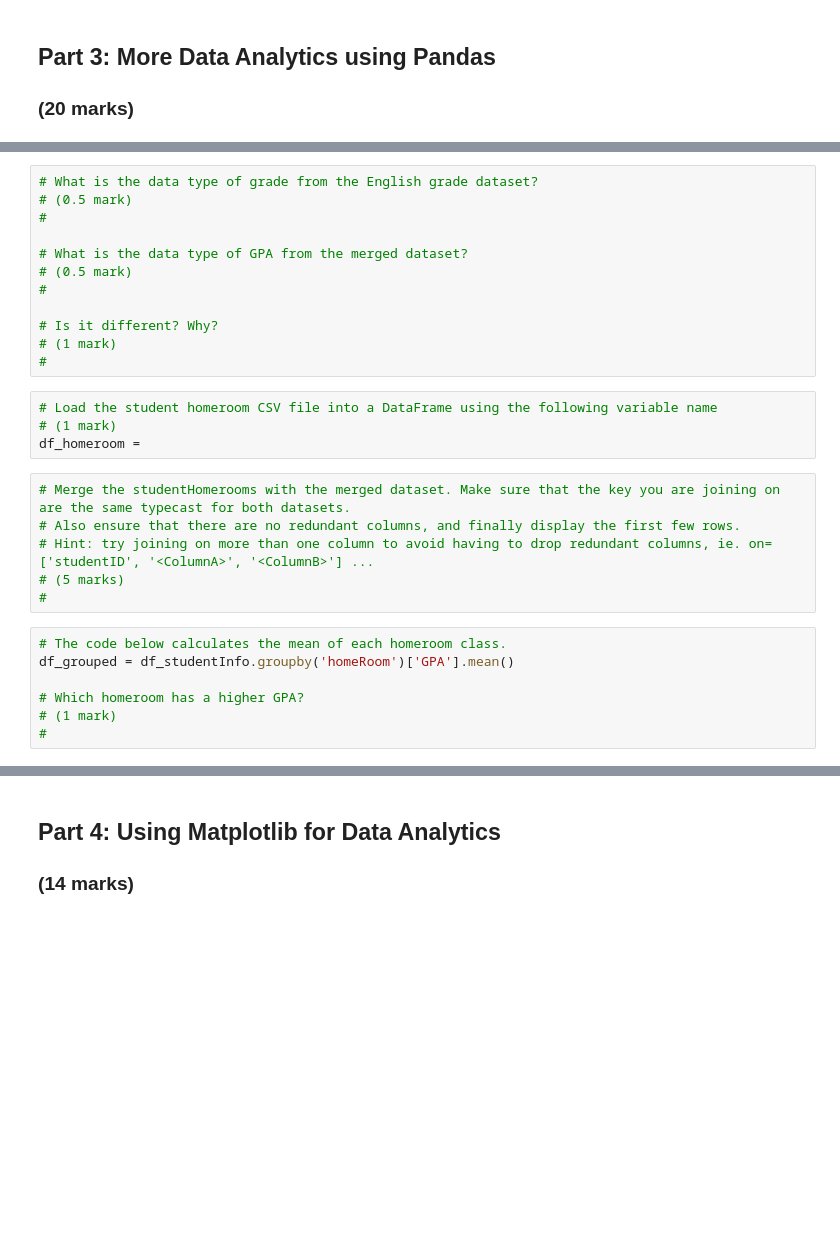
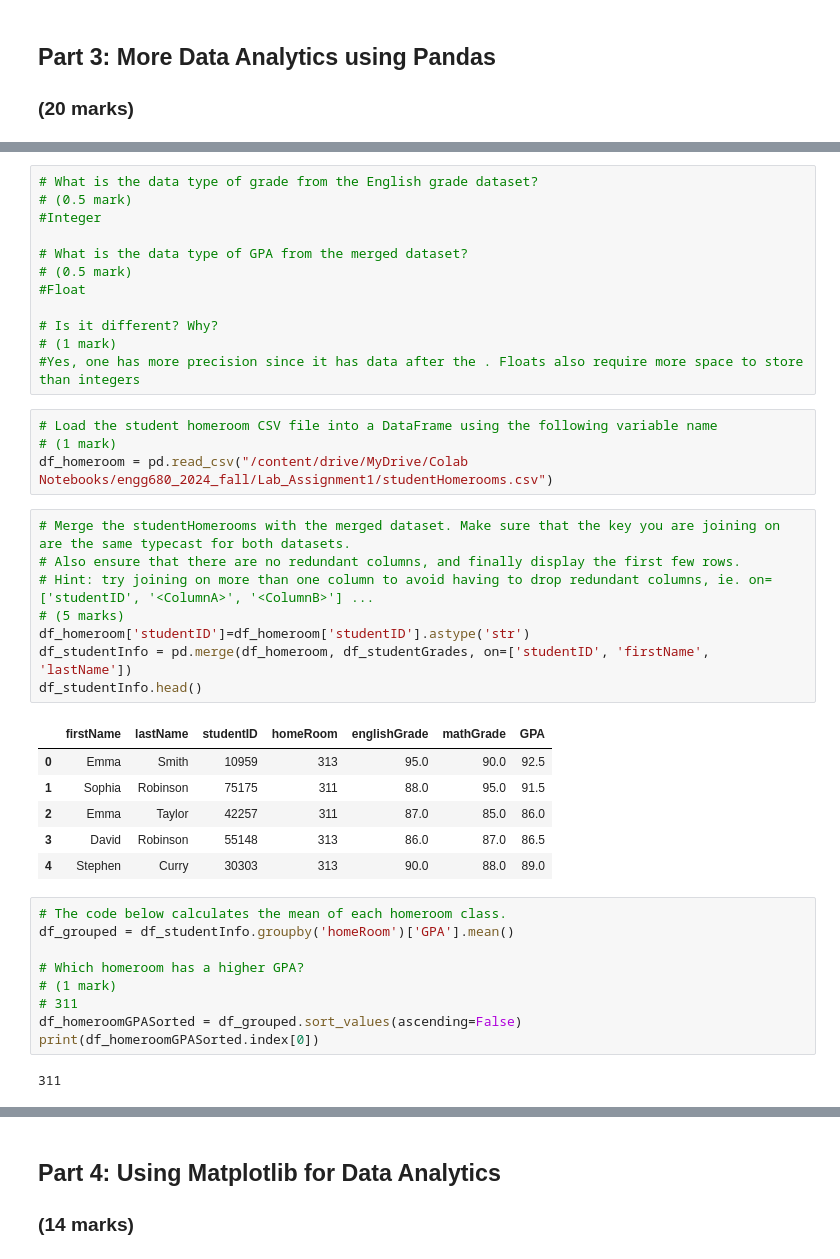
Before and after one commit to TaRa1999R/engg680_2024_fall, a Jupyter notebook: Lab_Assignment1/Assignment1.ipynb, the cells around one changed output, grey strips where cells are left out. Drawn from its saved outputs; the diff is of its cells as text; blank space fills up the shorter version.

```diff
--- a/Lab_Assignment1/Assignment1.ipynb
+++ b/Lab_Assignment1/Assignment1.ipynb
@@ -223,32 +259,45 @@ print(df_mathGrade_under85)
 # %%
 # What is the data type of grade from the English grade dataset?
 # (0.5 mark)
-#
+#Integer
 
 # What is the data type of GPA from the merged dataset?
 # (0.5 mark)
-#
+#Float
 
 # Is it different? Why?
 # (1 mark)
-#
+#Yes, one has more precision since it has data after the . Floats also require more space to store than integers
 # %%
 # Load the student homeroom CSV file into a DataFrame using the following variable name
 # (1 mark)
-df_homeroom =
+df_homeroom = pd.read_csv("/content/drive/MyDrive/Colab Notebooks/engg680_2024_fall/Lab_Assignment1/studentHomerooms.csv")
 # %%
 # Merge the studentHomerooms with the merged dataset. Make sure that the key you are joining on are the same typecast for both datasets.
 # Also ensure that there are no redundant columns, and finally display the first few rows.
 # Hint: try joining on more than one column to avoid having to drop redundant columns, ie. on=['studentID', '<ColumnA>', '<ColumnB>'] ...
 # (5 marks)
-#
+df_homeroom['studentID']=df_homeroom['studentID'].astype('str')
+df_studentInfo = pd.merge(df_homeroom, df_studentGrades, on=['studentID', 'firstName', 'lastName'])
+df_studentInfo.head()
+# %% [output]
+|  | firstName | lastName | studentID | homeRoom | englishGrade | mathGrade | GPA |
+| 0 | Emma | Smith | 10959 | 313 | 95.0 | 90.0 | 92.5 |
+| 1 | Sophia | Robinson | 75175 | 311 | 88.0 | 95.0 | 91.5 |
+| 2 | Emma | Taylor | 42257 | 311 | 87.0 | 85.0 | 86.0 |
+| 3 | David | Robinson | 55148 | 313 | 86.0 | 87.0 | 86.5 |
+| 4 | Stephen | Curry | 30303 | 313 | 90.0 | 88.0 | 89.0 |
 # %%
 # The code below calculates the mean of each homeroom class.
 df_grouped = df_studentInfo.groupby('homeRoom')['GPA'].mean()
 
 # Which homeroom has a higher GPA?
 # (1 mark)
-#
+# 311
+df_homeroomGPASorted = df_grouped.sort_values(ascending=False)
+print(df_homeroomGPASorted.index[0])
+# %% [output]
+311
 # %%
 # Now let's work with multiple sorts. The .sort_values() method can sort by multiple columns, meaning you can specify a primary column and a secondary column for sorting.
 # For example, by=['ColumnA', 'ColumnB'] will first sort by ColumnA and then by ColumnB.
```
Also changed, not shown: parts of 8 cells of this notebook.
